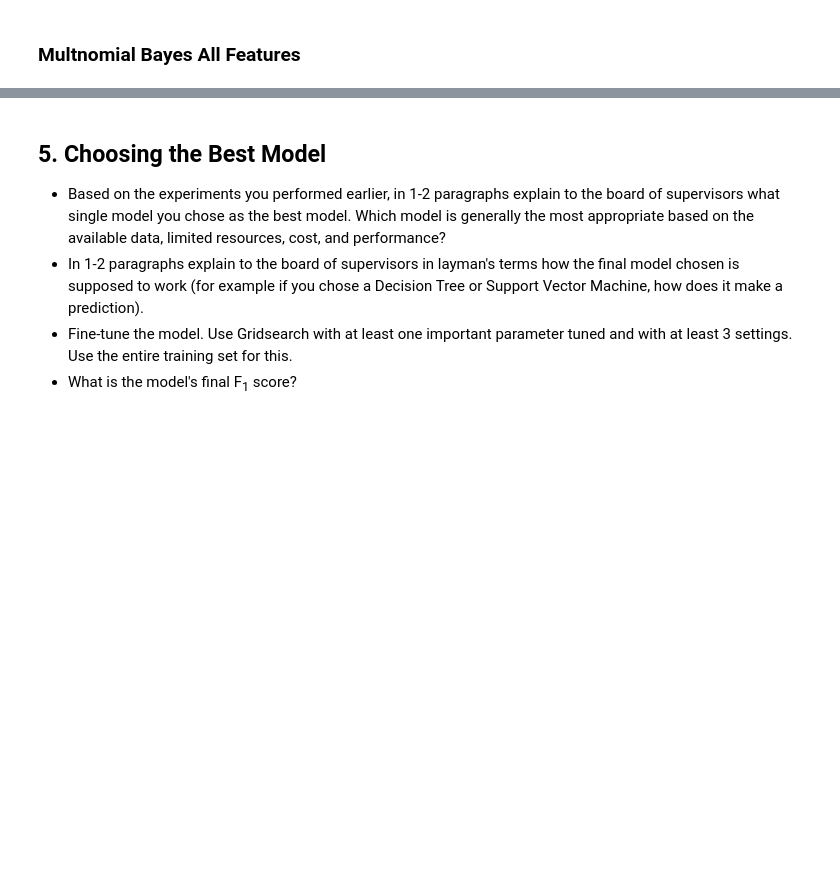
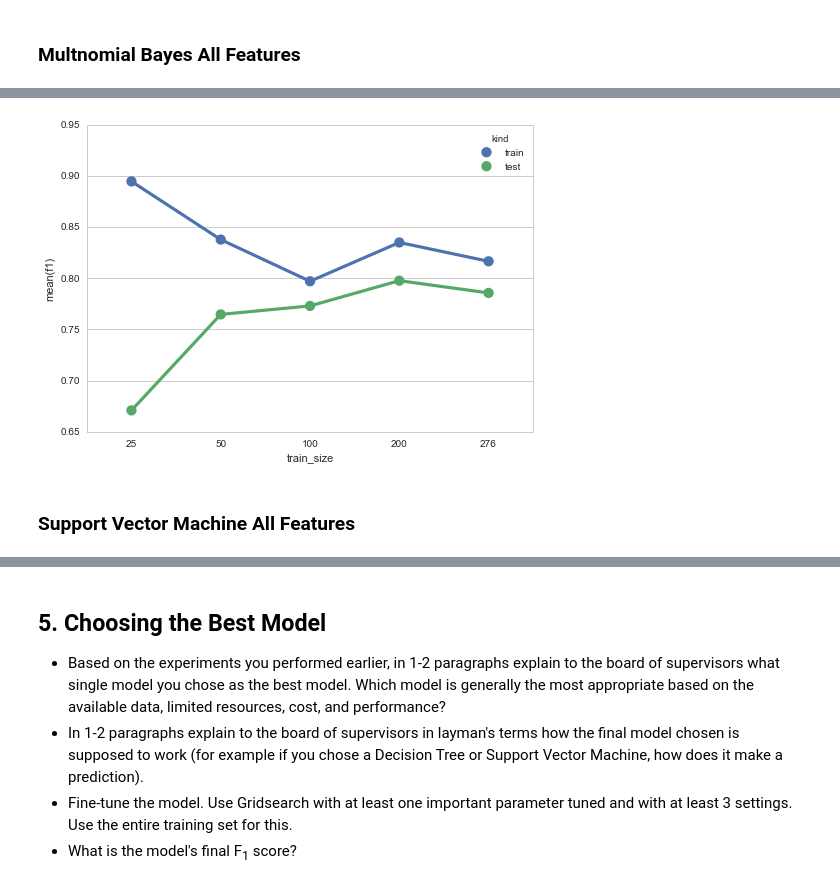
Before and after one commit to baumanab/Udacity_MachineLearningEngineer_ND, a Jupyter notebook: projects/student_intervention/student_intervention.ipynb, the cells around one changed output, grey strips where cells are left out. Saved outputs shown, nothing was run; the diff lists cells and outputs as text; code cells hidden in the pictures; blank space fills up the shorter version.

```diff
--- a/projects/student_intervention/student_intervention.ipynb
+++ b/projects/student_intervention/student_intervention.ipynb
@@ -498,2 +506,17 @@ sns.pointplot(x= 'train_size', y= 'f1', hue= 'kind', data = melted)
 # %% [markdown]
 ### Multnomial Bayes All Features
+# %%
+# TODO: Choose a model, import it and instantiate an object
+from sklearn.naive_bayes import MultinomialNB
+clf = MultinomialNB()
+
+# Fit model to training data
+train_classifier(clf, X_train, y_train)  # note: using entire training set here
+print clf
+
+# Predict on training set and compute F1 score
+train_f1_score = predict_labels(clf, X_train, y_train)
+print "F1 score for training set: {} \n".format(train_f1_score)
+
+# Predict on test data
+print "F1 score for test set: {} \n".format(predict_labels(clf, X_test, y_test))
@@ -499,0 +542,14 @@ sns.pointplot(x= 'train_size', y= 'f1', hue= 'kind', data = melted)
+# %%
+# TODO: Run the helper function above for desired subsets of training data
+# Note: Keep the test set constant
+
+sizes = [25, 50, 100, 200, 276]
+
+metrics = {}
+for size in sizes:
+    training_time, f1_score_train, f1_score_test = train_predict(clf, X_train[:size],
+                                                                 y_train[:size], X_test, y_test)
+
+    metrics_list = [training_time, f1_score_train, f1_score_test]
+
+    metrics[size] = metrics_list
@@ -499,0 +574,3 @@ sns.pointplot(x= 'train_size', y= 'f1', hue= 'kind', data = melted)
+# %%
+mnb_metrics = build_clf_metrics_table(metrics)
+mnb_metrics
@@ -499,0 +584,8 @@ sns.pointplot(x= 'train_size', y= 'f1', hue= 'kind', data = melted)
+# %%
+mnb_melted = build_melted_metrics_table(mnb_metrics)
+
+mnb_plot = gen_test_train_plot(mnb_melted)
+# %% [output]
+[figure, added]
+# %% [markdown]
+### Support Vector Machine All Features
```
Also changed, not shown: parts of 23 cells of this notebook.
